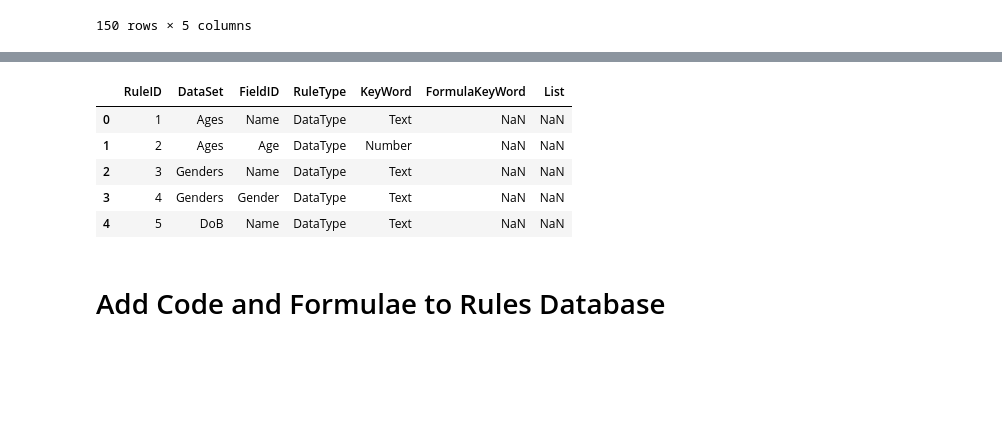
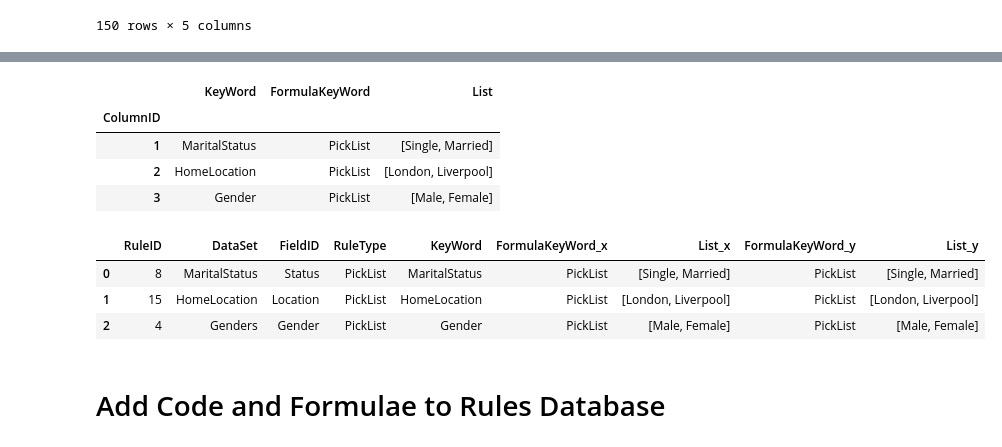
Before and after one commit to andrewcgaitskell/excel-extractor, a Jupyter notebook: DataPipeline.ipynb, the cells around one changed output, grey strips where cells are left out. Saved outputs shown, nothing was run; the diff lists cells and outputs as text; code cells hidden in the pictures; blank space fills up the shorter version.

```diff
--- a/DataPipeline.ipynb
+++ b/DataPipeline.ipynb
@@ -318,15 +323,15 @@ RulesCells.head()
 # %%
-Rules = pd.DataFrame()
-Rules = RulesCells.pivot_table(index = ['RowID'], values = 'CellValue',columns = 'ColumnID', aggfunc = 'max')
-ColumnHeadings = Rules.iloc[0]
+RulesMatrix = pd.DataFrame()
+RulesMatrix = RulesCells.pivot_table(index = ['RowID'], values = 'CellValue',columns = 'ColumnID', aggfunc = 'max')
+ColumnHeadings = RulesMatrix.iloc[0]
 ColumnHeadingsList = list(ColumnHeadings)
 print(ColumnHeadingsList)
 ColumnHeadingsListTuple = enumerate(ColumnHeadingsList,start=1)
 ColumnHeadingsListDict = dict(ColumnHeadingsListTuple)
 print(ColumnHeadingsListDict)
-Rules = Rules.rename(columns=ColumnHeadingsListDict)
-Rules = Rules.drop([1])
-Rules.head()
+RulesMatrix = RulesMatrix.rename(columns=ColumnHeadingsListDict)
+RulesMatrix = RulesMatrix.drop([1])
+RulesMatrix.head()
 # %% [output]
 ['RuleID', 'DataSet', 'FieldID', 'DataType', 'Format', 'RangeFrom', 'RangeTo', 'Null', 'Length', 'PickList', 'Rule1', 'Rule2', 'Rule3']
 {1: 'RuleID', 2: 'DataSet', 3: 'FieldID', 4: 'DataType', 5: 'Format', 6: 'RangeFrom', 7: 'RangeTo', 8: 'Null', 9: 'Length', 10: 'PickList', 11: 'Rule1', 12: 'Rule2', 13: 'Rule3'}
@@ -344,9 +355,9 @@ NameError: ignored
 # %% [markdown]
 The above is the Rules definition sheet. It used KeyWords to define the checks.  Below forms a list of KeyWords that are relevant to a particular field in a DataSet
 # %%
-rulesdb = pd.DataFrame()
-rulesdb = pd.melt(Rules, id_vars=['RuleID', 'DataSet', 'FieldID'])
-rulesdb
+Rules2Apply = pd.DataFrame()
+Rules2Apply = pd.melt(RulesMatrix, id_vars=['RuleID', 'DataSet', 'FieldID'])
+Rules2Apply
 # %% [output]
 |  | RuleID | DataSet | FieldID | ColumnID | value |
 | 0 | 1 | Ages | Name | DataType | Text |
@@ -364,5 +380,5 @@ rulesdb
 # %%
-rulesdb = rulesdb.rename(columns={"ColumnID": "RuleType", "value": "KeyWord"})
-rulesdb = rulesdb[rulesdb.KeyWord.notnull()]
-rulesdb
+Rules2Apply = Rules2Apply.rename(columns={"ColumnID": "RuleType", "value": "KeyWord"})
+Rules2Apply = Rules2Apply[Rules2Apply.KeyWord.notnull()]
+Rules2Apply.KeyWord.unique()
 # %% [output]
@@ -386,6 +387,7 @@ rulesdb
 # %%
 # df['A'] = df.apply(lambda x: x['B'] if x['A']==0 else x['A'], axis=1)
 # The following adds the KeyWord Null into the Rules list - if Null is N, this means Nulls are Not Allowed
-rulesdb['KeyWord'] = rulesdb.apply(lambda x: x['RuleType'] if x['KeyWord']=='N' else x['KeyWord'], axis=1)
-rulesdb
+Rules2Apply['KeyWord'] = Rules2Apply.apply(lambda x: x['RuleType'] if x['KeyWord']=='N' else x['KeyWord'], axis=1)
+#Rules2Apply['New'] = Rules2Apply.apply(lambda x: x['RuleType'] if x['KeyWord']=='N' else x['KeyWord'], axis=1)
+Rules2Apply.KeyWord.unique()
 # %% [output]
@@ -409,17 +396,20 @@ rulesdb
+# %%
+PickListCellsList
+# %% [output]
+|  | KeyWord | FormulaKeyWord | List |
+| ColumnID |  |  |  |
+| 1 | MaritalStatus | PickList | [Single, Married] |
+| 2 | HomeLocation | PickList | [London, Liverpool] |
+| 3 | Gender | PickList | [Male, Female] |
 # %%
+Rules2Apply = pd.merge(Rules2Apply,PickListCellsList, on=['KeyWord'],how='left')
 
-PickListCellsList
-
-rulesdb = pd.merge(rulesdb,PickListCellsList, on=['KeyWord'],how='left')
-
-rulesdb.head(5)
+Rules2Apply
 # %% [output]
-|  | RuleID | DataSet | FieldID | RuleType | KeyWord | FormulaKeyWord | List |
-| 0 | 1 | Ages | Name | DataType | Text | NaN | NaN |
-| 1 | 2 | Ages | Age | DataType | Number | NaN | NaN |
-| 2 | 3 | Genders | Name | DataType | Text | NaN | NaN |
-| 3 | 4 | Genders | Gender | DataType | Text | NaN | NaN |
-| 4 | 5 | DoB | Name | DataType | Text | NaN | NaN |
+|  | RuleID | DataSet | FieldID | RuleType | KeyWord | FormulaKeyWord_x | List_x | FormulaKeyWord_y | List_y |
+| 0 | 8 | MaritalStatus | Status | PickList | MaritalStatus | PickList | [Single, Married] | PickList | [Single, Married] |
+| 1 | 15 | HomeLocation | Location | PickList | HomeLocation | PickList | [London, Liverpool] | PickList | [London, Liverpool] |
+| 2 | 4 | Genders | Gender | PickList | Gender | PickList | [Male, Female] | PickList | [Male, Female] |
 # %% [markdown]
 # Add Code and Formulae to Rules Database
 # %% [markdown]
```
Also changed, not shown: parts of 32 cells of this notebook.
